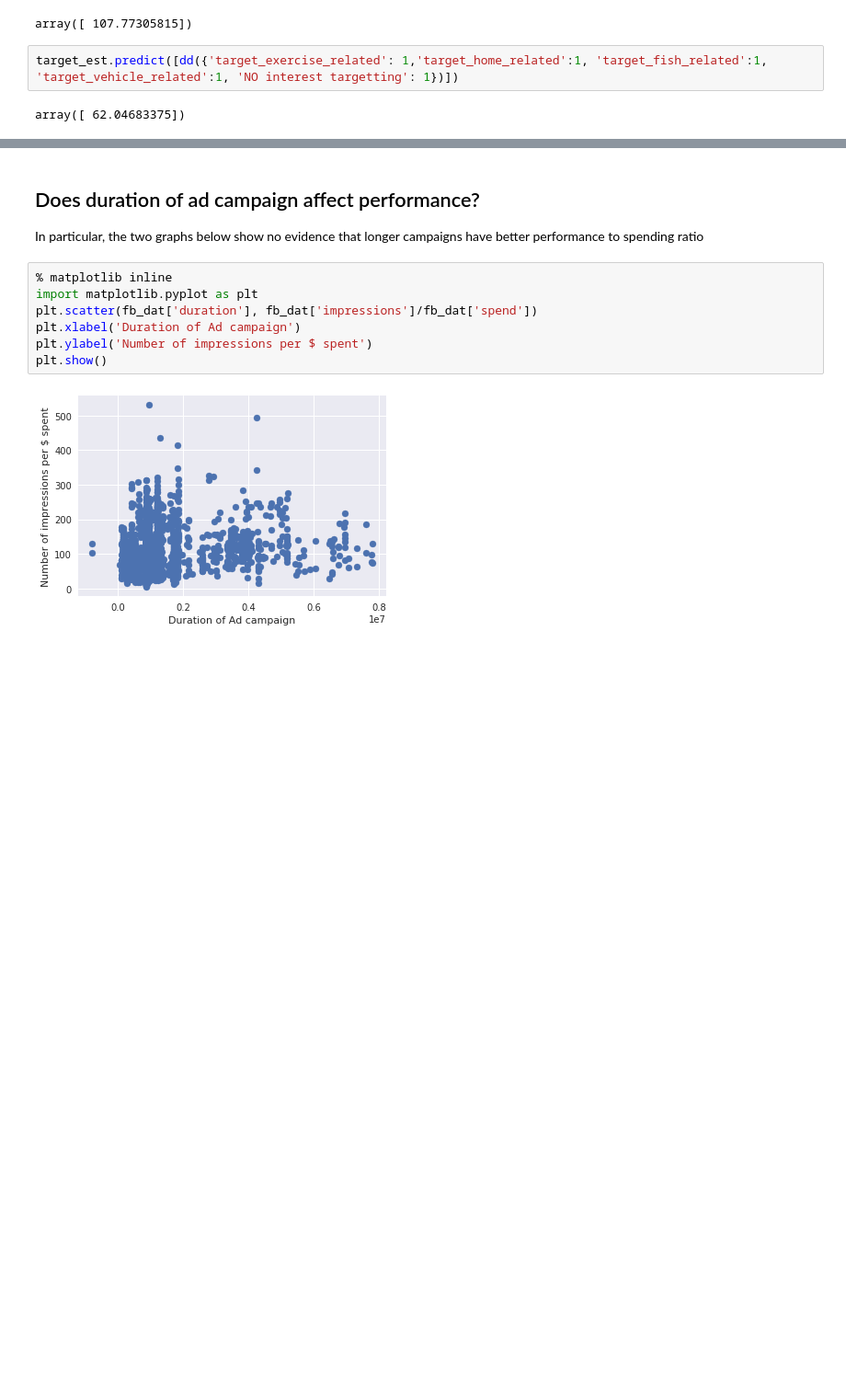
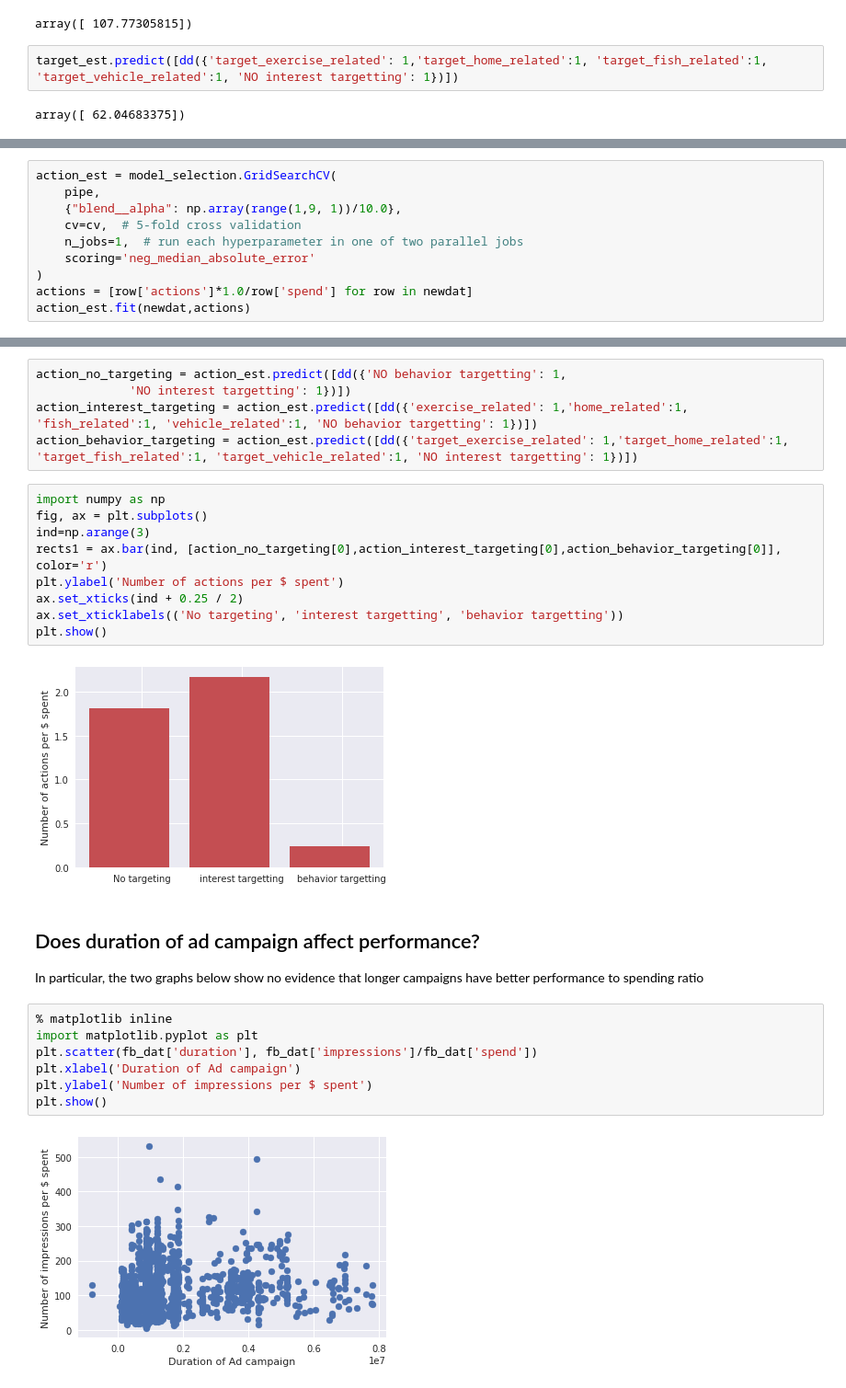
Before and after one commit to bhelmi/ad-campaign-study, a Jupyter notebook: Exploratory Data Analysis.ipynb, the cells around one changed output, grey strips where cells are left out. Shown at 92% size. Drawn from its saved outputs; the diff is of its cells as text; blank space fills up the shorter version.

```diff
--- a/Exploratory Data Analysis.ipynb
+++ b/Exploratory Data Analysis.ipynb
@@ -326,0 +328,10 @@ defaultdict(<function __main__.<lambda>>,
+# %%
+action_est = model_selection.GridSearchCV(
+    pipe,
+    {"blend__alpha": np.array(range(1,9, 1))/10.0},
+    cv=cv,  # 5-fold cross validation
+    n_jobs=1,  # run each hyperparameter in one of two parallel jobs
+    scoring='neg_median_absolute_error'
+)
+actions = [row['actions']*1.0/row['spend'] for row in newdat]
+action_est.fit(newdat,actions)
@@ -327,3 +349,19 @@ defaultdict(<function __main__.<lambda>>,
+# %%
+action_no_targeting = action_est.predict([dd({'NO behavior targetting': 1,
+             'NO interest targetting': 1})])
+action_interest_targeting = action_est.predict([dd({'exercise_related': 1,'home_related':1, 'fish_related':1, 'vehicle_related':1, 'NO behavior targetting': 1})])
+action_behavior_targeting = action_est.predict([dd({'target_exercise_related': 1,'target_home_related':1, 'target_fish_related':1, 'target_vehicle_related':1, 'NO interest targetting': 1})])
+# %%
+import numpy as np
+fig, ax = plt.subplots()
+ind=np.arange(3)
+rects1 = ax.bar(ind, [action_no_targeting[0],action_interest_targeting[0],action_behavior_targeting[0]], color='r')
+plt.ylabel('Number of actions per $ spent')
+ax.set_xticks(ind + 0.25 / 2)
+ax.set_xticklabels(('No targeting', 'interest targetting', 'behavior targetting'))
+plt.show()
+# %% [output]
+[figure, added]
 # %% [markdown]
 ## Does duration of ad campaign affect performance?
 In particular, the two graphs below show no evidence that longer campaigns have better performance to spending ratio
```
Also changed, not shown: parts of 6 cells of this notebook, 2 other files.
